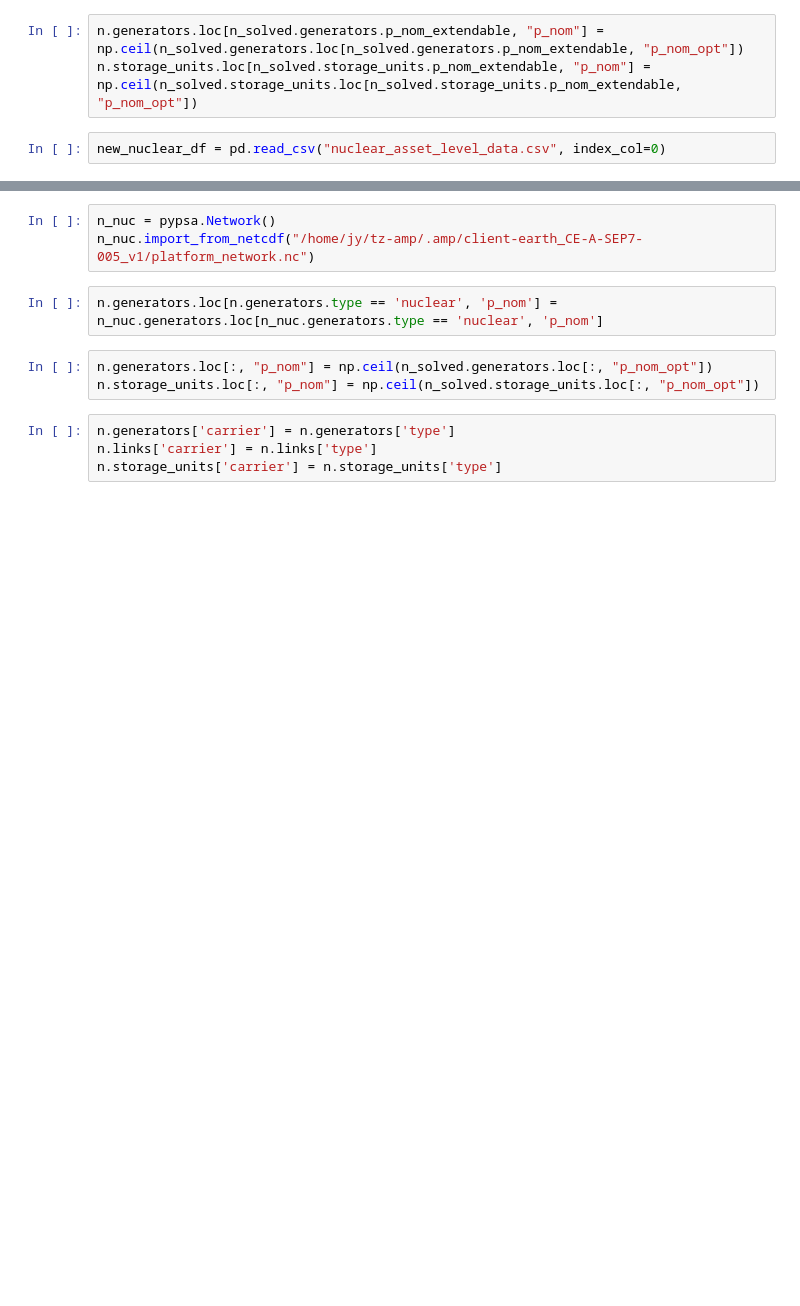
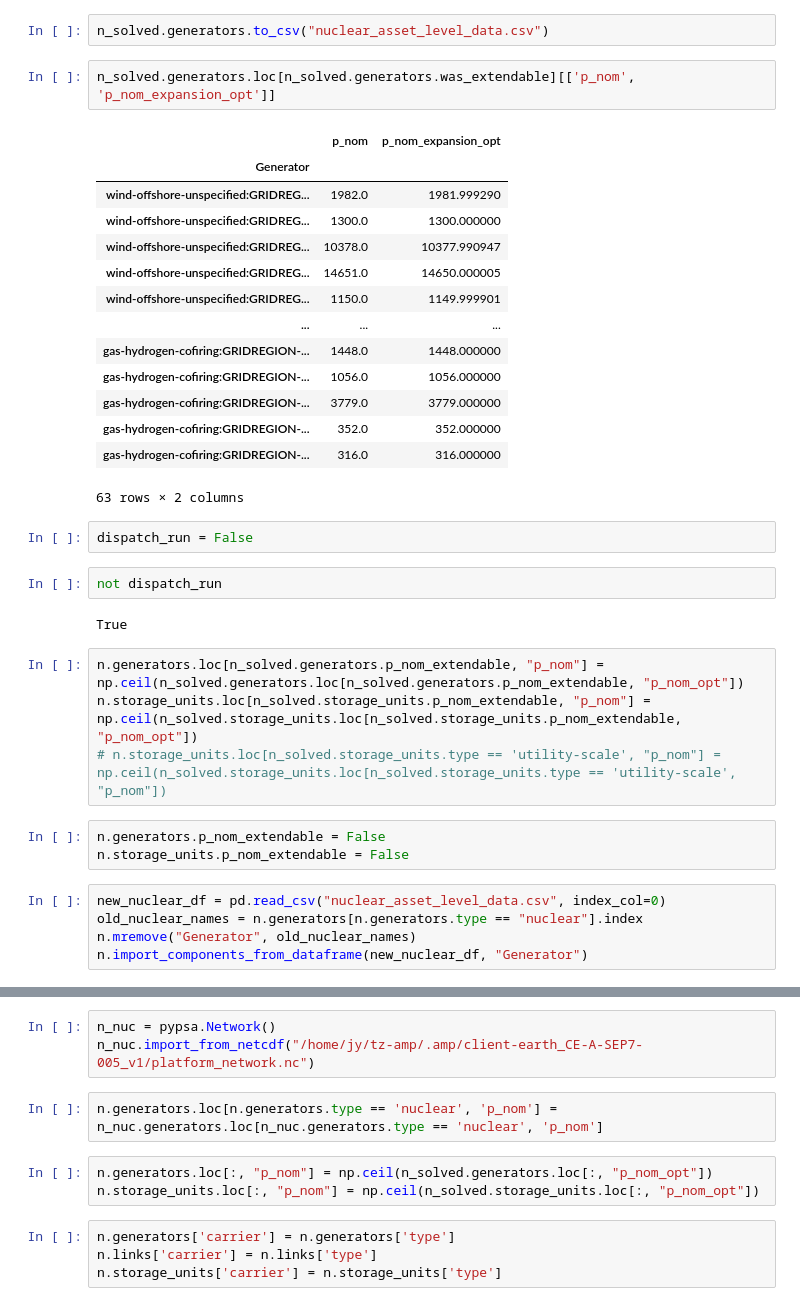
Before and after one commit to transition-zero/tza-pypsa, a Jupyter notebook: ClientEarth/CE_Scenario_A.ipynb, the cells around one changed output, grey strips where cells are left out. Cells and saved outputs as stored; diff of their text form; blank space fills up the shorter version.

```diff
--- a/ClientEarth/CE_Scenario_A.ipynb
+++ b/ClientEarth/CE_Scenario_A.ipynb
@@ -41,7 +48,39 @@ n_solved.import_from_netcdf("/home/jy/tz-amp/.amp/client-earth_CE-A-SEP7-005_da-
 # %% [output]
 INFO:pypsa.io:Imported network platform_network.solved.nc has buses, carriers, generators, links, loads, storage_units
+# %%
+n_solved.generators.to_csv("nuclear_asset_level_data.csv")
+# %%
+n_solved.generators.loc[n_solved.generators.was_extendable][['p_nom', 'p_nom_expansion_opt']]
+# %% [output]
+|  | p_nom | p_nom_expansion_opt |
+| Generator |  |  |
+| wind-offshore-unspecified:GRIDREG... | 1982.0 | 1981.999290 |
+| wind-offshore-unspecified:GRIDREG... | 1300.0 | 1300.000000 |
+| wind-offshore-unspecified:GRIDREG... | 10378.0 | 10377.990947 |
+| wind-offshore-unspecified:GRIDREG... | 14651.0 | 14650.000005 |
+| wind-offshore-unspecified:GRIDREG... | 1150.0 | 1149.999901 |
+| ... | ... | ... |
+| gas-hydrogen-cofiring:GRIDREGION-... | 1448.0 | 1448.000000 |
+| gas-hydrogen-cofiring:GRIDREGION-... | 1056.0 | 1056.000000 |
+| gas-hydrogen-cofiring:GRIDREGION-... | 3779.0 | 3779.000000 |
+| gas-hydrogen-cofiring:GRIDREGION-... | 352.0 | 352.000000 |
+| gas-hydrogen-cofiring:GRIDREGION-... | 316.0 | 316.000000 |
+63 rows × 2 columns
+# %%
+dispatch_run = False
+# %%
+not dispatch_run
+# %% [output]
+True
 # %%
 n.generators.loc[n_solved.generators.p_nom_extendable, "p_nom"] = np.ceil(n_solved.generators.loc[n_solved.generators.p_nom_extendable, "p_nom_opt"])
 n.storage_units.loc[n_solved.storage_units.p_nom_extendable, "p_nom"] = np.ceil(n_solved.storage_units.loc[n_solved.storage_units.p_nom_extendable, "p_nom_opt"])
+# n.storage_units.loc[n_solved.storage_units.type == 'utility-scale', "p_nom"] = np.ceil(n_solved.storage_units.loc[n_solved.storage_units.type == 'utility-scale', "p_nom"])
+# %%
+n.generators.p_nom_extendable = False
+n.storage_units.p_nom_extendable = False
 # %%
 new_nuclear_df = pd.read_csv("nuclear_asset_level_data.csv", index_col=0)
+old_nuclear_names = n.generators[n.generators.type == "nuclear"].index
+n.mremove("Generator", old_nuclear_names)
+n.import_components_from_dataframe(new_nuclear_df, "Generator")
```
Also changed, not shown: parts of 67 cells of this notebook, 34 other files.
